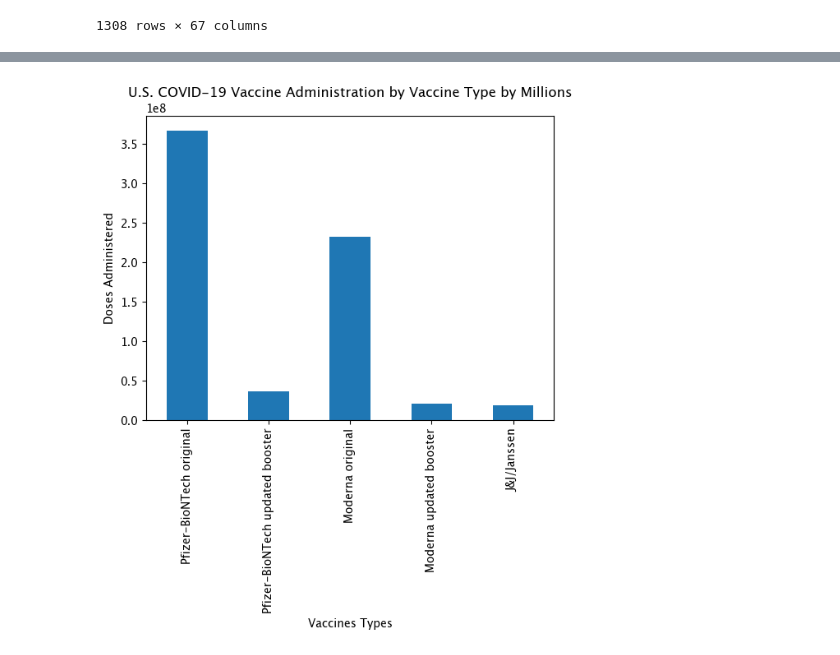
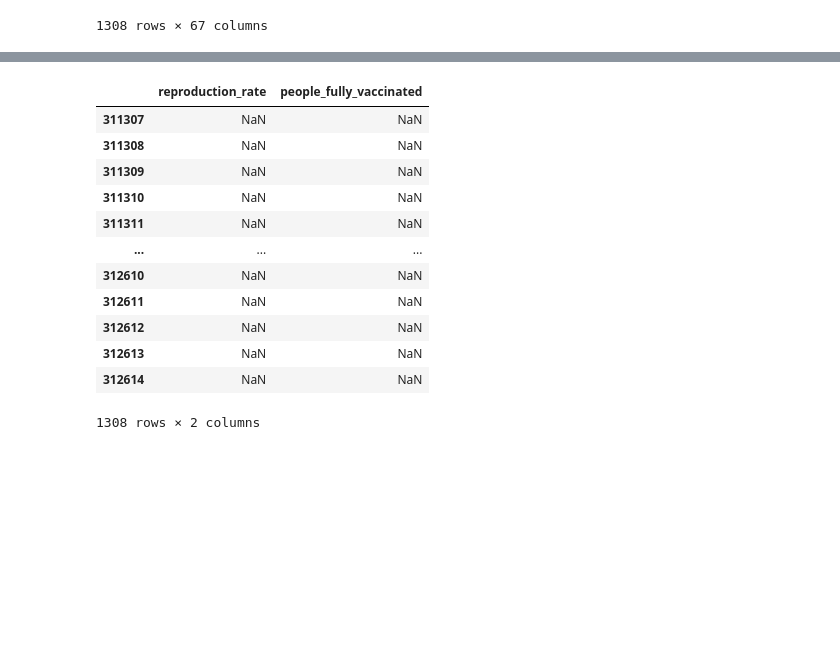
Before and after one commit to devin476/COVID-Birth-Rates, a Jupyter notebook: Vaccines/birth rate project.ipynb, the cells around one changed output, grey strips where cells are left out. Cells and saved outputs as stored; diff of their text form; code cells hidden in the pictures; blank space fills up the shorter version.

```diff
--- a/Vaccines/birth rate project.ipynb
+++ b/Vaccines/birth rate project.ipynb
@@ -102,10 +88,20 @@ birth_vac.dropna().transpose()
+# %%
+birth_vac
+# %% [output]
+|  | reproduction_rate | people_fully_vaccinated |
+| 311307 | NaN | NaN |
+| 311308 | NaN | NaN |
+| 311309 | NaN | NaN |
+| 311310 | NaN | NaN |
+| 311311 | NaN | NaN |
+| ... | ... | ... |
+| 312610 | NaN | NaN |
+| 312611 | NaN | NaN |
+| 312612 | NaN | NaN |
+| 312613 | NaN | NaN |
+| 312614 | NaN | NaN |
+1308 rows × 2 columns
 # %%
 vaccines = pd.read_csv('usa_covid_vaccine.csv')
 # %%
 vaccines3 = vaccines[["Pfizer-BioNTech original","Pfizer-BioNTech updated booster","Moderna original","Moderna updated booster","J&J/Janssen"]]
-# %%
-vaccines3.transpose().plot.bar(xlabel = "Vaccines Types", ylabel = "Doses Administered",
-                               title= "U.S. COVID-19 Vaccine Administration by Vaccine Type by Millions",
-                              legend = False);
-# %% [output]
-[figure, removed]
```
Also changed, not shown: parts of 9 cells of this notebook, 1 other file.
